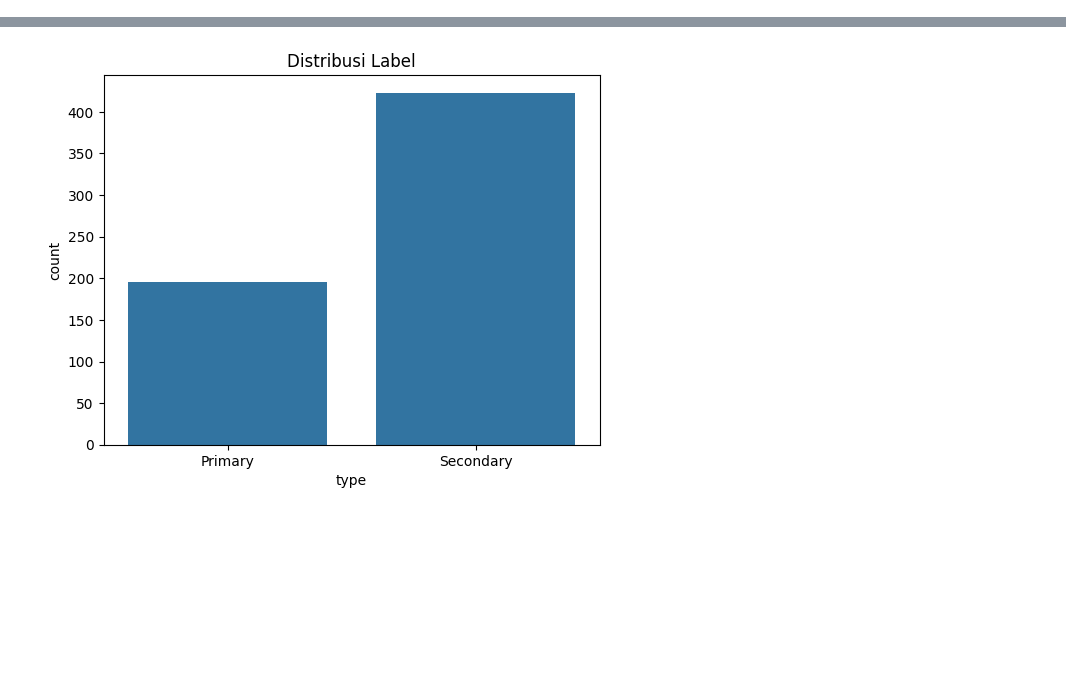
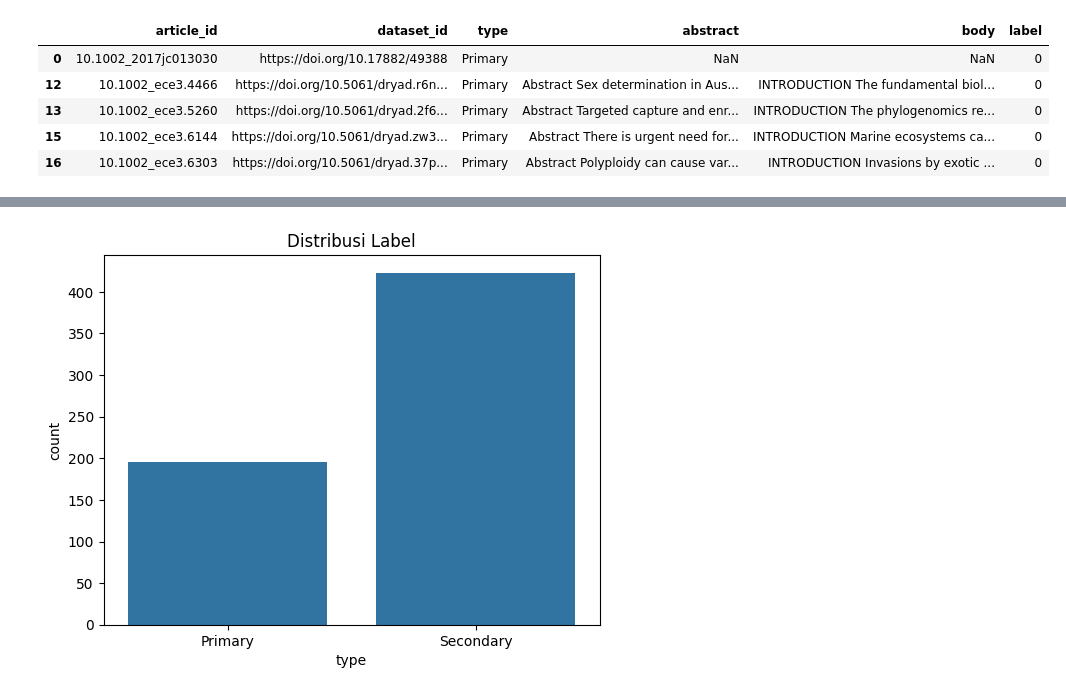
Before and after one commit to Azaiax/UAS_DML_KELOMPOK-A, a Jupyter notebook: UAS_DML_KELOMPOK-A.ipynb, the cells around one changed output, grey strips where cells are left out. Cells and saved outputs as stored; diff of their text form; code cells hidden in the pictures; blank space fills up the shorter version.

```diff
--- a/UAS_DML_KELOMPOK-A.ipynb
+++ b/UAS_DML_KELOMPOK-A.ipynb
@@ -41,3 +49,12 @@ df = pd.merge(df_labels, df_articles, on="article_id", how="inner")
 # Hapus label 'Missing'
 df = df[df['type'] != 'Missing']
 df['label'] = df['type'].map({'Primary': 0, 'Secondary': 1})
+# %%
+df.head()
+# %% [output]
+|  | article_id | dataset_id | type | abstract | body | label |
+| 0 | 10.1002_2017jc013030 | https://doi.org/10.17882/49388 | Primary | NaN | NaN | 0 |
+| 12 | 10.1002_ece3.4466 | https://doi.org/10.5061/dryad.r6n... | Primary | Abstract Sex determination in Aus... | INTRODUCTION The fundamental biol... | 0 |
+| 13 | 10.1002_ece3.5260 | https://doi.org/10.5061/dryad.2f6... | Primary | Abstract Targeted capture and enr... | INTRODUCTION The phylogenomics re... | 0 |
+| 15 | 10.1002_ece3.6144 | https://doi.org/10.5061/dryad.zw3... | Primary | Abstract There is urgent need for... | INTRODUCTION Marine ecosystems ca... | 0 |
+| 16 | 10.1002_ece3.6303 | https://doi.org/10.5061/dryad.37p... | Primary | Abstract Polyploidy can cause var... | INTRODUCTION Invasions by exotic ... | 0 |
```
Also changed, not shown: parts of 10 cells of this notebook, 1 other file.
